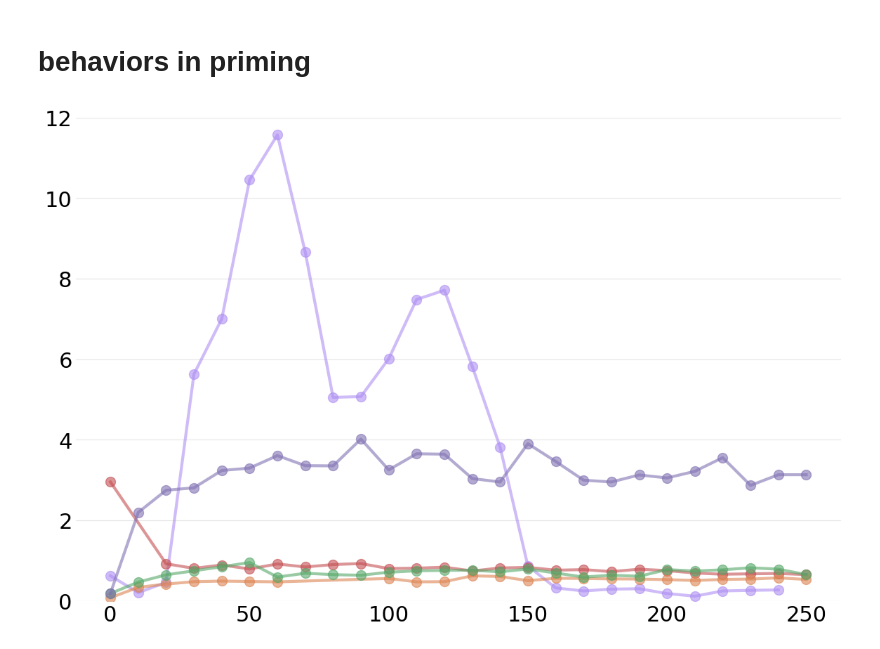
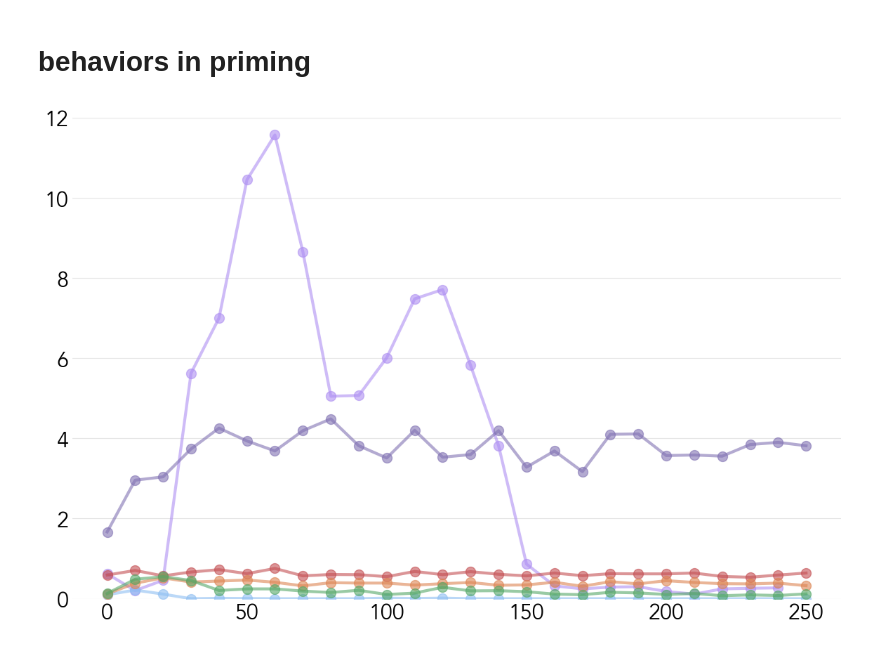
Before and after one commit to kanishkg/TinyZero, a Jupyter notebook: plots/plot_cold_start_all.ipynb, the cells around one changed output. Cells and saved outputs as stored; diff of their text form; code cells hidden in the pictures.

```diff
--- a/plots/plot_cold_start_all.ipynb
+++ b/plots/plot_cold_start_all.ipynb
@@ -16,11 +16,6 @@ plt.rcParams["font.family"] = ["Avenir", "Avenir Next"]
 plt.rcParams["font.size"] = 22
 plt.rcParams["figure.facecolor"] = "white"
 plt.rcParams["axes.facecolor"] = "white"
-
-plt.rcParams["font.family"] = ""
-plt.rcParams["font.size"] = 22
-plt.rcParams["figure.facecolor"] = "white"
-plt.rcParams["axes.facecolor"] = "white"
 # %%
 %matplotlib inline
 # %%
@@ -71,7 +70,6 @@ df_llama_owmqa_none = df_llama[df_llama["condition"] == "owmathqa_none_ppo1"].so
 # %% [markdown]
 # Inherent abilities in the Base models
 # %%
-df_qwen_base = df_qwen[df_qwen['condition'] == 'base_ppo']
 df_llama3b_base = df_llama[df_llama['condition'] == 'base_ppo']
 df_llama70b_base = df_llama[df_llama['condition'] == 'base_70b']
 
@@ -523,31 +521,32 @@ plt.show()
 # %%
 # plot accuracy for qwen and llama
 phenomena = ['accuracy']
 fig, ax = plt.subplots(figsize=(12, 8))
 # Remove the left spine and y-axis gridlines
 ax.spines["left"].set_visible(False)
 ax.spines["right"].set_visible(False)
 ax.spines["top"].set_visible(False)
 ax.spines["bottom"].set_visible(False)
 ax.yaxis.grid(False)
 ax.tick_params(axis='y', which='both', length=0)
 ax.tick_params(axis='x', which='both', length=0)
 ax.set_ylim(-0.01, 12)
 plt.grid(axis='y', color='gray', alpha=0.2, linestyle='-')
 
 ax.plot(df_qwen_base["step"], df_qwen_base["avg_verifications"], marker=qwen_marker, markersize=10, color=qwen_color, alpha=0.6, linewidth=3)
-ax.plot(df_qwen_backtracking_ver["step"], df_qwen_backtracking_ver["avg_verifications"], marker=qwen_marker, markersize=10, color=deep[0], alpha=0.6, linewidth=3)
-ax.plot(df_qwen_backtracking["step"], df_qwen_backtracking["avg_verifications"], marker=qwen_marker, markersize=10, color=deep[3], alpha=0.6, linewidth=3)
-ax.plot(df_qwen_backtracking_subgoal["step"], df_qwen_backtracking_subgoal["avg_verifications"], marker=qwen_marker, markersize=10, color=deep[1], alpha=0.6, linewidth=3)
-ax.plot(df_qwen_backtracking_backward["step"], df_qwen_backtracking_backward["avg_verifications"], marker=qwen_marker, markersize=10, color=deep[2], alpha=0.6, linewidth=3)
-ax.plot(df_qwen_all["step"], df_qwen_all["avg_verifications"], marker=qwen_marker, markersize=10, color=deep[4], alpha=0.6, linewidth=3)
+ax.plot(df_llama_base["step"], df_llama_base["avg_verifications"], marker=qwen_marker, markersize=10, color=llama_color, alpha=0.6, linewidth=3)
+ax.plot(df_llama_backtracking_ver["step"], df_llama_backtracking_ver["avg_verifications"], marker=qwen_marker, markersize=10, color=deep[0], alpha=0.6, linewidth=3)
+ax.plot(df_llama_backtracking["step"], df_llama_backtracking["avg_verifications"], marker=qwen_marker, markersize=10, color=deep[3], alpha=0.6, linewidth=3)
+ax.plot(df_llama_backtracking_subgoal["step"], df_llama_backtracking_subgoal["avg_verifications"], marker=qwen_marker, markersize=10, color=deep[1], alpha=0.6, linewidth=3)
+ax.plot(df_llama_backtracking_backward["step"], df_llama_backtracking_backward["avg_verifications"], marker=qwen_marker, markersize=10, color=deep[2], alpha=0.6, linewidth=3)
+ax.plot(df_llama_all["step"], df_llama_all["avg_verifications"], marker=qwen_marker, markersize=10, color=deep[4], alpha=0.6, linewidth=3)
 
 plt.tight_layout()
 # save the plot
 plt.savefig("priming_rl_avg_verifications.png", dpi=300)
 plt.show()
 # %% [output]
-[figure, old version]
+[figure, new version]
 # %%
 # plot accuracy for qwen and llama
 phenomena = ['accuracy']
```
Also changed, not shown: parts of 9 cells of this notebook, 12 other files.
